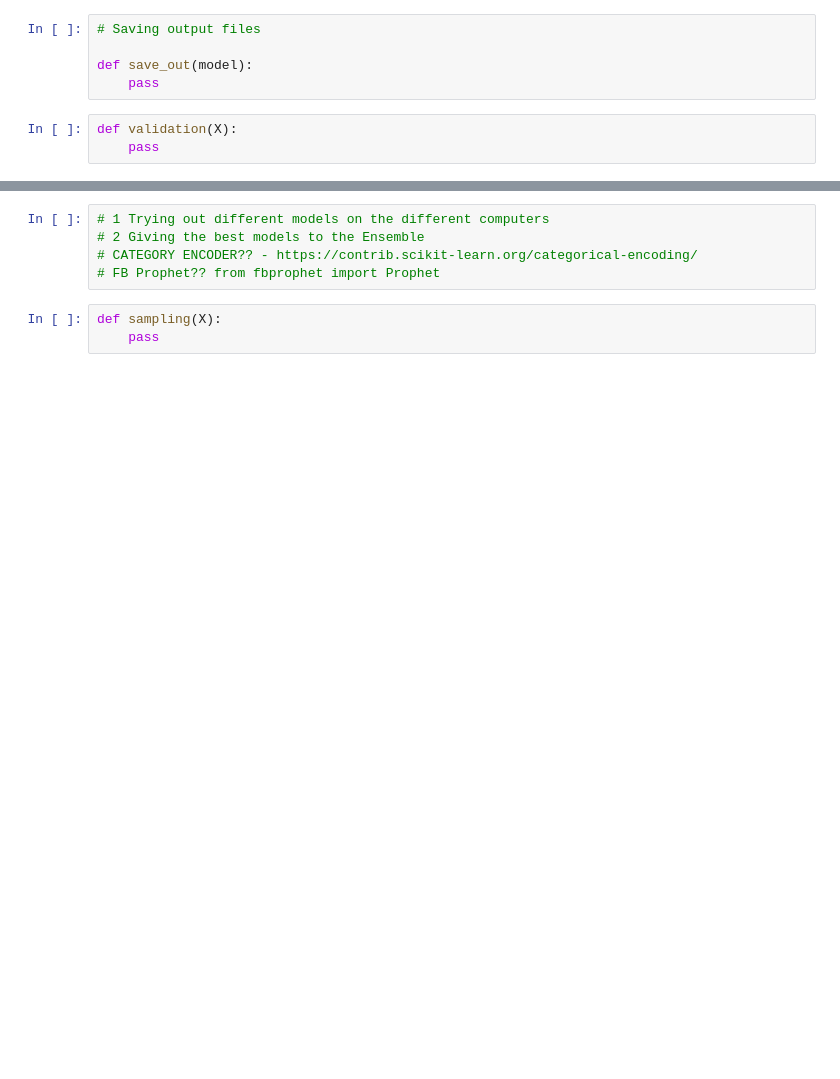
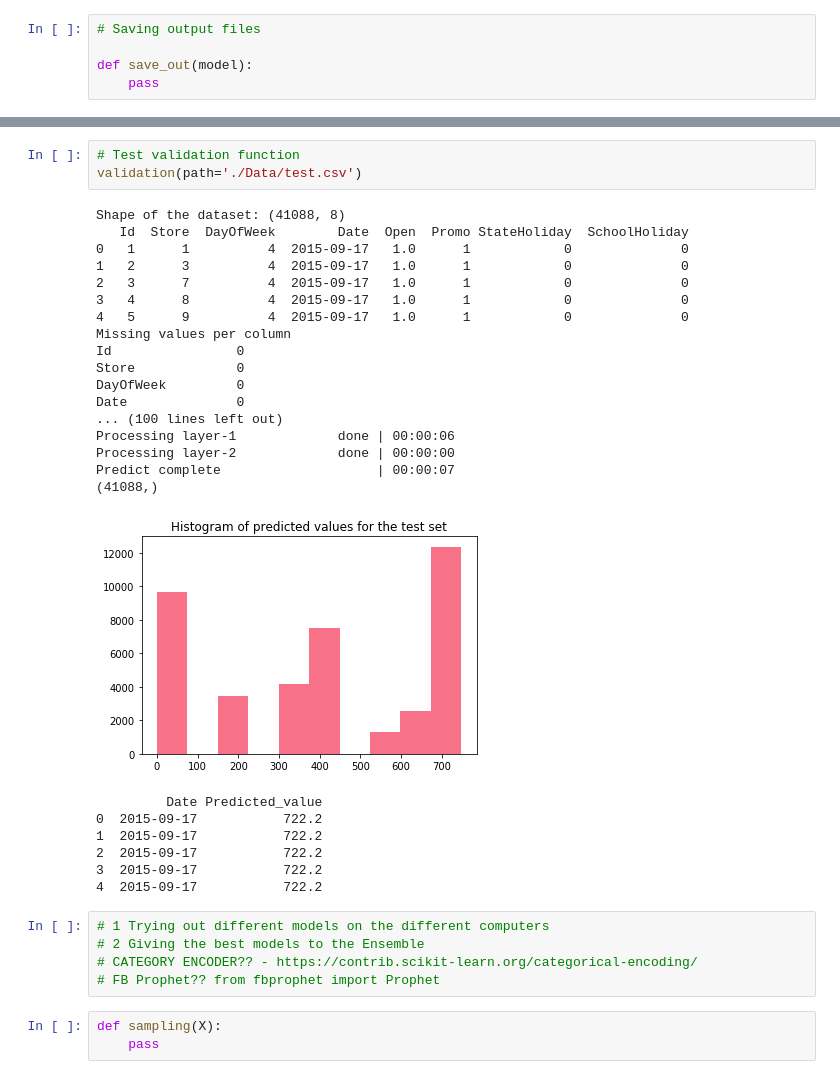
Before and after one commit to paparon96/CML_Hackathon, a Jupyter notebook: Hackathon_Aron.ipynb, the cells around one changed output, grey strips where cells are left out. Cells and saved outputs as stored; diff of their text form; blank space fills up the shorter version.

```diff
--- a/Hackathon_Aron.ipynb
+++ b/Hackathon_Aron.ipynb
@@ -895,6 +922,3 @@ dump_objects('./Outputs/final_model.sav',final_model)
 
 def save_out(model):
     pass
-# %%
-def validation(X):
-    pass
@@ -901,3 +1142,31 @@ def validation(X):
+# %%
+# Test validation function
+validation(path='./Data/test.csv')
+# %% [output]
+Shape of the dataset: (41088, 8)
+   Id  Store  DayOfWeek        Date  Open  Promo StateHoliday  SchoolHoliday
+0   1      1          4  2015-09-17   1.0      1            0              0
+1   2      3          4  2015-09-17   1.0      1            0              0
+2   3      7          4  2015-09-17   1.0      1            0              0
+3   4      8          4  2015-09-17   1.0      1            0              0
+4   5      9          4  2015-09-17   1.0      1            0              0
+Missing values per column
+Id                0
+Store             0
+DayOfWeek         0
+Date              0
+... (100 lines left out)
+Processing layer-1             done | 00:00:06
+Processing layer-2             done | 00:00:00
+Predict complete                    | 00:00:07
+(41088,)
+[figure, added]
+         Date Predicted_value
+0  2015-09-17           722.2
+1  2015-09-17           722.2
+2  2015-09-17           722.2
+3  2015-09-17           722.2
+4  2015-09-17           722.2
 # %%
 # 1 Trying out different models on the different computers
 # 2 Giving the best models to the Ensemble
```
Also changed, not shown: parts of 15 cells of this notebook.
